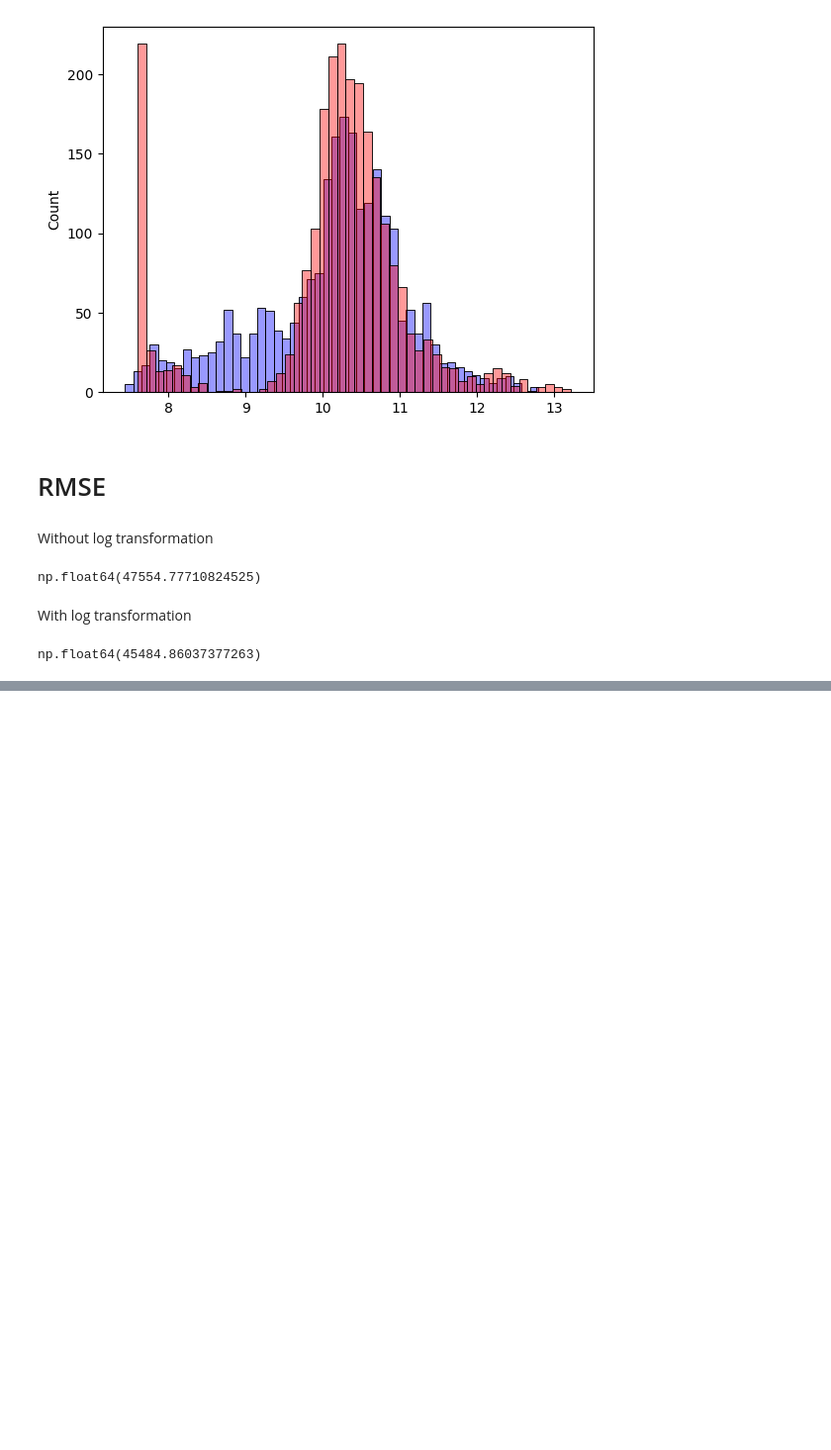
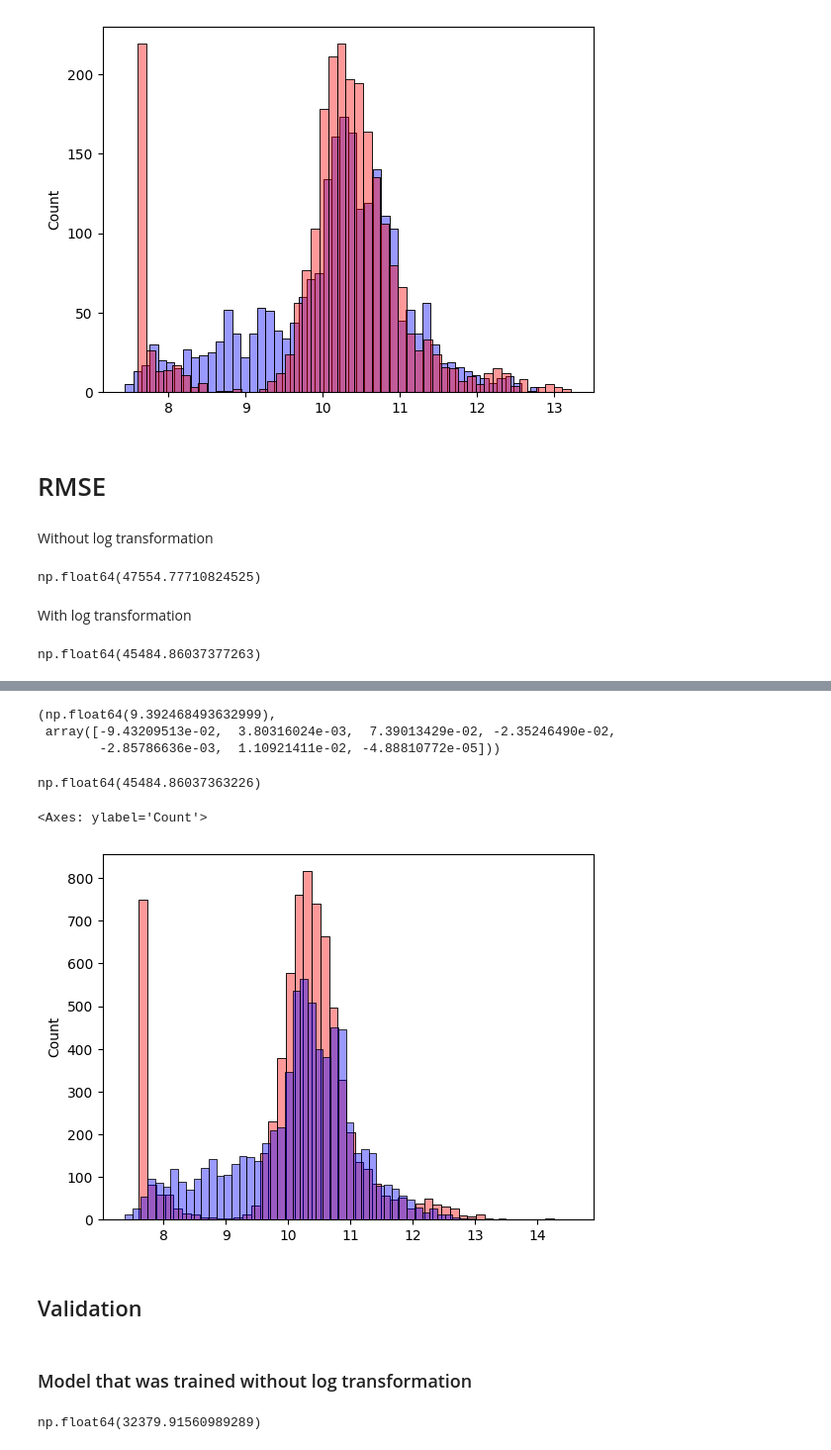
Before and after one commit to BALJAPALLIANSHUL/machine_learning_zoomcamp, a Jupyter notebook: 02-Car price prediction/car_price_pred.ipynb, the cells around one changed output, grey strips where cells are left out. Shown at 99% size. Cells and saved outputs as stored; diff of their text form; code cells hidden in the pictures; blank space fills up the shorter version.

```diff
--- a/02-Car price prediction/car_price_pred.ipynb
+++ b/02-Car price prediction/car_price_pred.ipynb
@@ -286,0 +373,21 @@ np.float64(45484.86037377263)
+# %%
+w_with_log_transform_and_age = linear_regression(X_with_age,log_y_train)
+w_with_log_transform_and_age[0],w_with_log_transform_and_age[1:]
+# %% [output]
+(np.float64(9.392468493632999),
+ array([-9.43209513e-02,  3.80316024e-03,  7.39013429e-02, -2.35246490e-02,
+        -2.85786636e-03,  1.10921411e-02, -4.88810772e-05]))
+# %%
+log_y_pred_with_age = X_with_age@w_with_log_transform_and_age[1:] + w_with_log_transform_and_age[0]
+# %%
+root_mean_squared_error(np.exp(log_y_train),np.exp(log_y_pred_with_age))
+# %% [output]
+np.float64(45484.86037363226)
+# %%
+sns.histplot(log_y_train,color='red',alpha=0.4,bins=50)
+sns.histplot(log_y_pred_with_age,color='blue',alpha=0.4,bins=50)
+# %% [output]
+<Axes: ylabel='Count'>
+[figure, added]
+# %% [markdown]
+## Validation
@@ -286,0 +396,7 @@ np.float64(45484.86037377263)
+# %% [markdown]
+### Model that was trained without log transformation
+# %%
+y_val_pred_with_age = X_val_with_age@w_with_age[1:] +w_with_age[0]
+root_mean_squared_error(y_val_orig,y_val_pred_with_age)
+# %% [output]
+np.float64(32379.91560989289)
```
Also changed, not shown: parts of 31 cells of this notebook.
